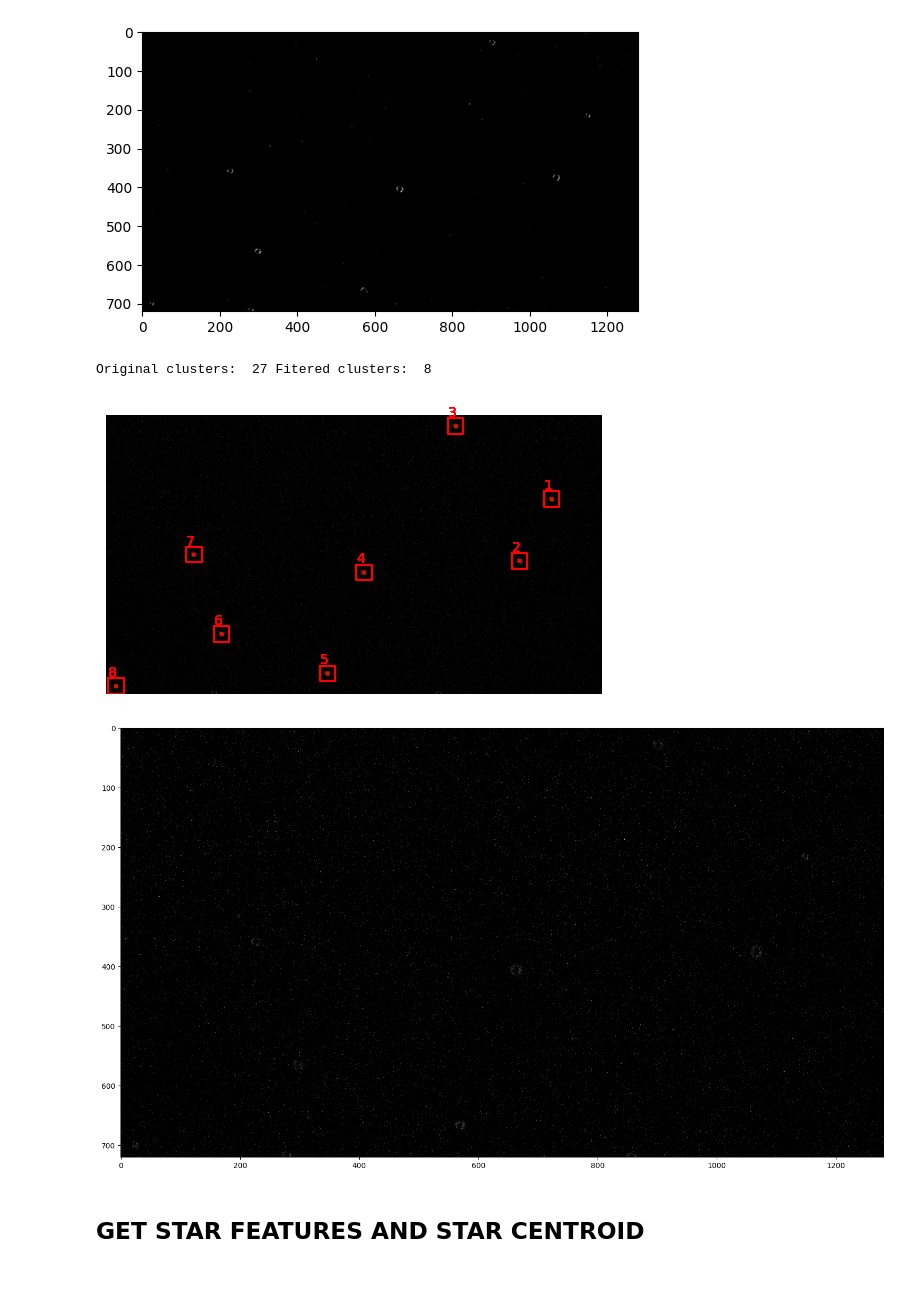
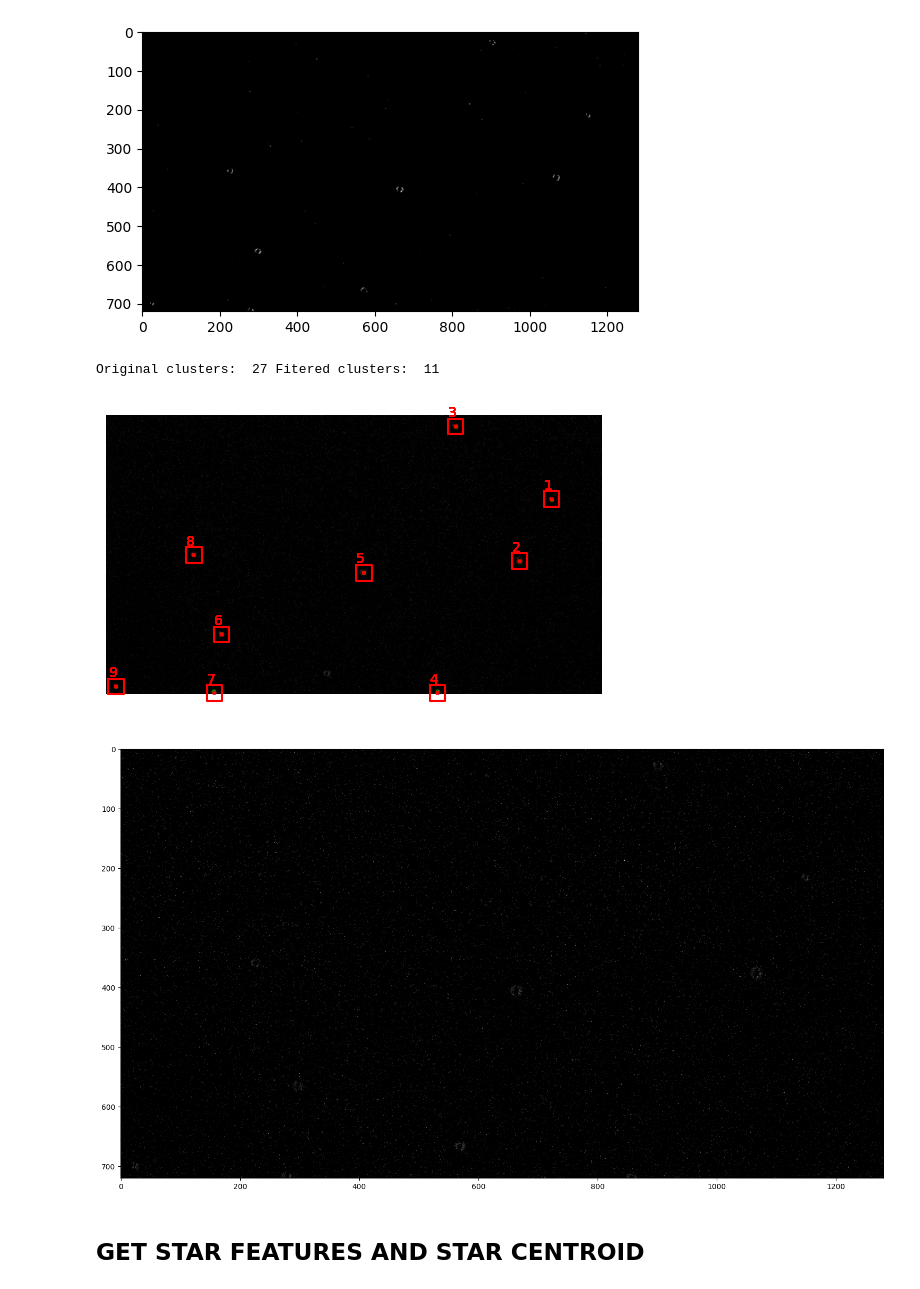
Before and after one commit to I-Zuniga/Event_Star_tracker, a Jupyter notebook: jupyter_notebooks/sdk_test.ipynb, the cells around one changed output. Saved outputs shown, nothing was run; the diff lists cells and outputs as text; code cells hidden in the pictures.

```diff
--- a/jupyter_notebooks/sdk_test.ipynb
+++ b/jupyter_notebooks/sdk_test.ipynb
@@ -150,23 +153,24 @@ for frame in copact_frames:
     clusters_list.append( index_cluster(frame, pixel_range, clusters_index) )
 # %%
 #delete the clusters with a mass lower than a treshold
-treshold = 0.5*np.max([cluster_mass[1] for cluster_mass in  clusters_list[12]])
+treshold = 0.4*np.max([cluster_mass[1] for cluster_mass in  clusters_list[12]])
 clusters_list_filtered = [cluster for cluster in clusters_list[12] if cluster[1] > treshold ]
 
 print('Original clusters: ', len(clusters_list),'Fitered clusters: ',  len(clusters_list_filtered))
 
 
 #JUST TO CHECK SOM WITHOUT FALSE STARS
-# clusters_list[12].pop(4) # Remove the cluster 4 of the frame 12
+clusters_list_filtered.pop(2) # Remove the cluster 3 of the frame 12
+clusters_list_filtered.pop(5) # Remove the cluster 7(-1) of the frame 12
 
 plot_cluster(copact_frames[12], clusters_list_filtered, pixel_range)
 plot_image(copact_frames[12])
 # plot_cluster(treshold_filter(frames[11], treshold ), clusters, 40)
 
 #remove the position 4 of the clusters list
 # %% [output]
-Original clusters:  27 Fitered clusters:  8
+Original clusters:  27 Fitered clusters:  11
-[figure, old version]
+[figure, new version]
 [figure]
 # %% [markdown]
 ## GET STAR FEATURES AND STAR CENTROID
```
Also changed, not shown: parts of 5 cells of this notebook.
